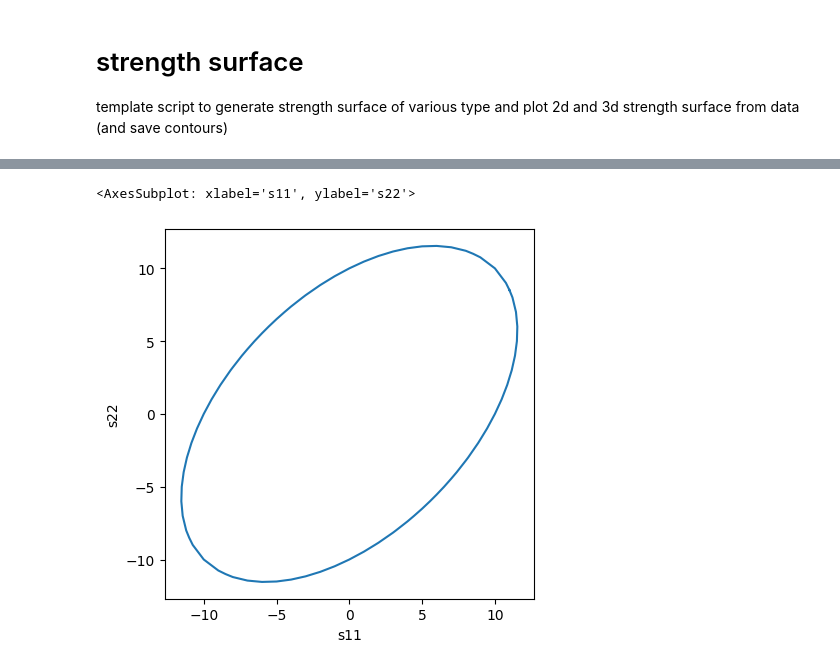
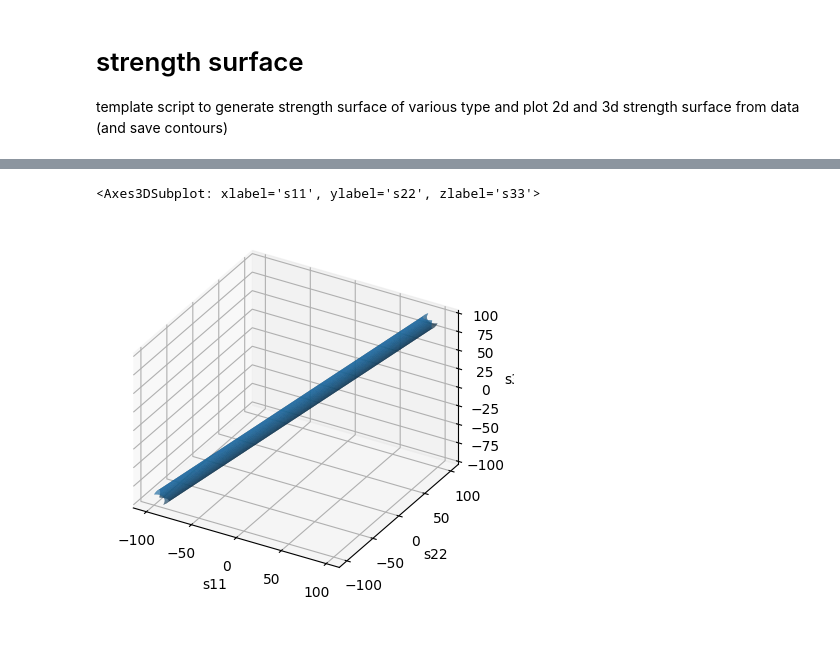
Before and after one commit to lyyc199586/cm-vis, a Jupyter notebook: examples/strength_plot.ipynb, the cells around one changed output, grey strips where cells are left out. Cells and saved outputs as stored; diff of their text form; code cells hidden in the pictures; blank space fills up the shorter version.

```diff
--- a/examples/strength_plot.ipynb
+++ b/examples/strength_plot.ipynb
@@ -17,12 +27,13 @@ surface.gen()
 # %%
 # %%
+import glob
 from cm_vis.strength.plot import SurfacePlotter
 
-file_name = "../data/strength/ss_pmma_VMS_props[10]_srange[-100, 100, 201]"
-data_dir = file_name + ".npy"
+data_dir = '../data/strength/'
+vm = glob.glob(data_dir + '*vms*.npy')
 
-plotter = SurfacePlotter(data_dir)
-plotter.plot(dim=2, save=False)
+plotter = SurfacePlotter(vm[0])
+plotter.plot(dim=3)
 # %% [output]
-<AxesSubplot: xlabel='s11', ylabel='s22'>
+<Axes3DSubplot: xlabel='s11', ylabel='s22', zlabel='s33'>
-[figure, old version]
+[figure, new version]
```
Also changed, not shown: parts of 1 cell of this notebook, 16 other files.
